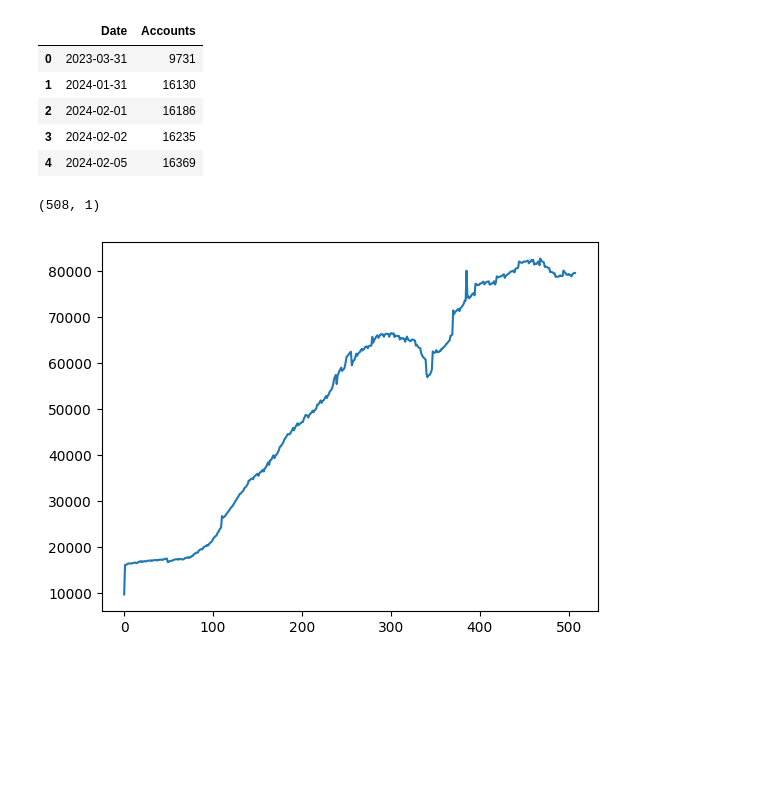
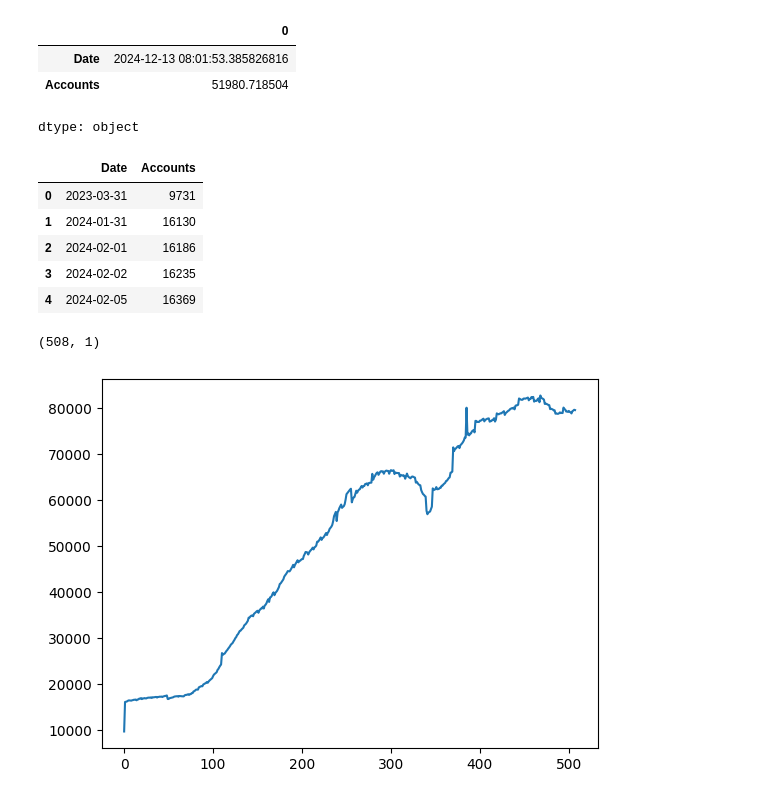
Before and after one commit to prasanna-venkatesh-m/RNN-Basics, a Jupyter notebook: RNN.ipynb, the cells around one changed output. Saved outputs shown, nothing was run; the diff lists cells and outputs as text; code cells hidden in the pictures; blank space fills up the shorter version.

```diff
--- a/RNN.ipynb
+++ b/RNN.ipynb
@@ -10,6 +10,13 @@ from sklearn.model_selection import train_test_split
 from sklearn.metrics import mean_squared_error, mean_absolute_error
 # %%
 data = pd.read_excel('/content/NPA Accounts.xlsx')
+# %%
+data.mean()
+# %% [output]
+|  | 0 |
+| Date | 2024-12-13 08:01:53.385826816 |
+| Accounts | 51980.718504 |
+dtype: object
 # %%
 data.head()
 # %% [output]
```
Also changed, not shown: parts of 16 cells of this notebook.
